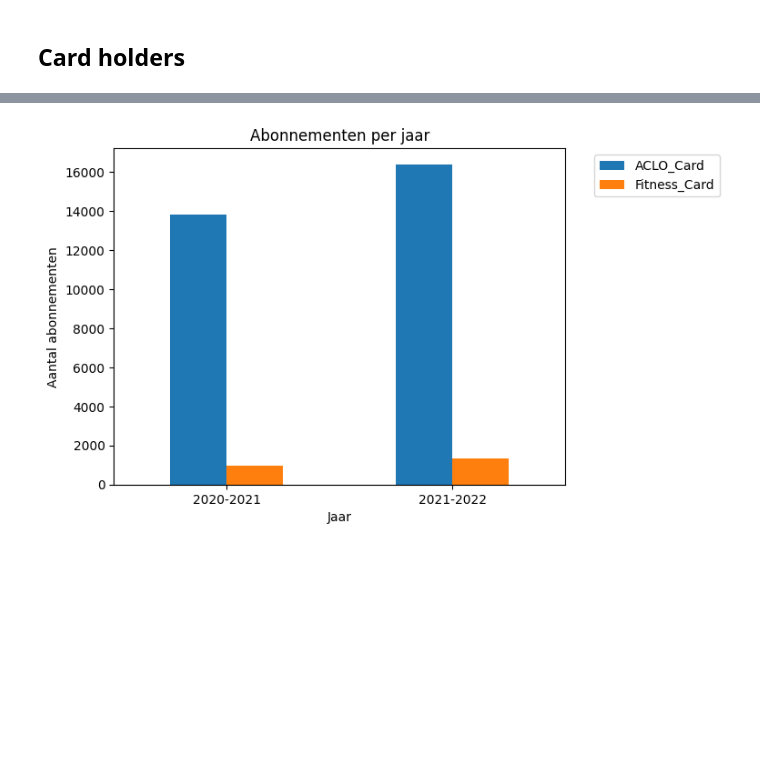
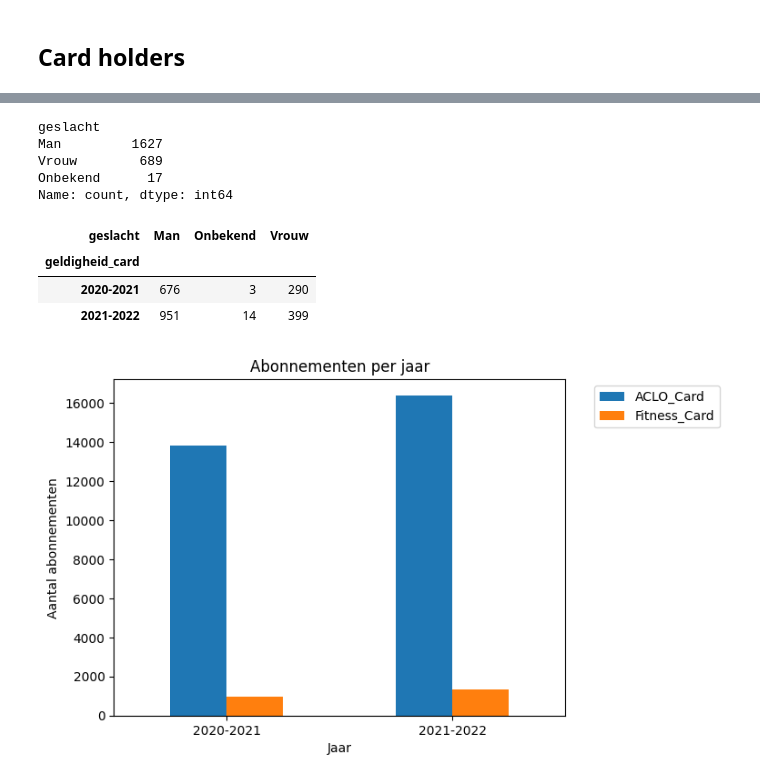
Before and after one commit to kyleholt/Data, a Jupyter notebook: Notebook eindopdracht.ipynb, the cells around one changed output, grey strips where cells are left out. Saved outputs shown, nothing was run; the diff lists cells and outputs as text; code cells hidden in the pictures; blank space fills up the shorter version.

```diff
--- a/Notebook eindopdracht.ipynb
+++ b/Notebook eindopdracht.ipynb
@@ -842,3 +891,18 @@ Name: count, dtype: int64
+# %%
+df_Fitness_card.geslacht.value_counts(dropna=False)
+# %% [output]
+geslacht
+Man         1627
+Vrouw        689
+Onbekend      17
+Name: count, dtype: int64
+# %%
+df_Fitness_card.groupby(['geldigheid_card', 'geslacht']).size().unstack(fill_value=0)
+# %% [output]
+| geslacht | Man | Onbekend | Vrouw |
+| geldigheid_card |  |  |  |
+| 2020-2021 | 676 | 3 | 290 |
+| 2021-2022 | 951 | 14 | 399 |
 # %%
 # Aantal ACLO Card houders per seizoen/collegejaar
 # Aantal Fitness Card houders per seizoen/collegejaar
```
Also changed, not shown: parts of 6 cells of this notebook.
